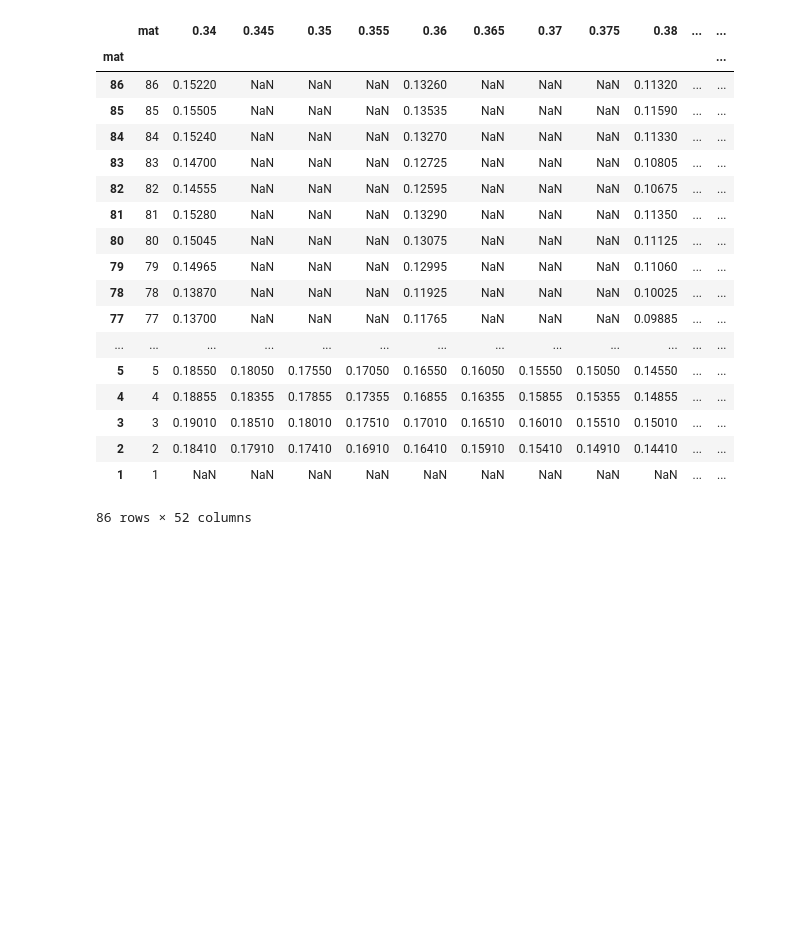
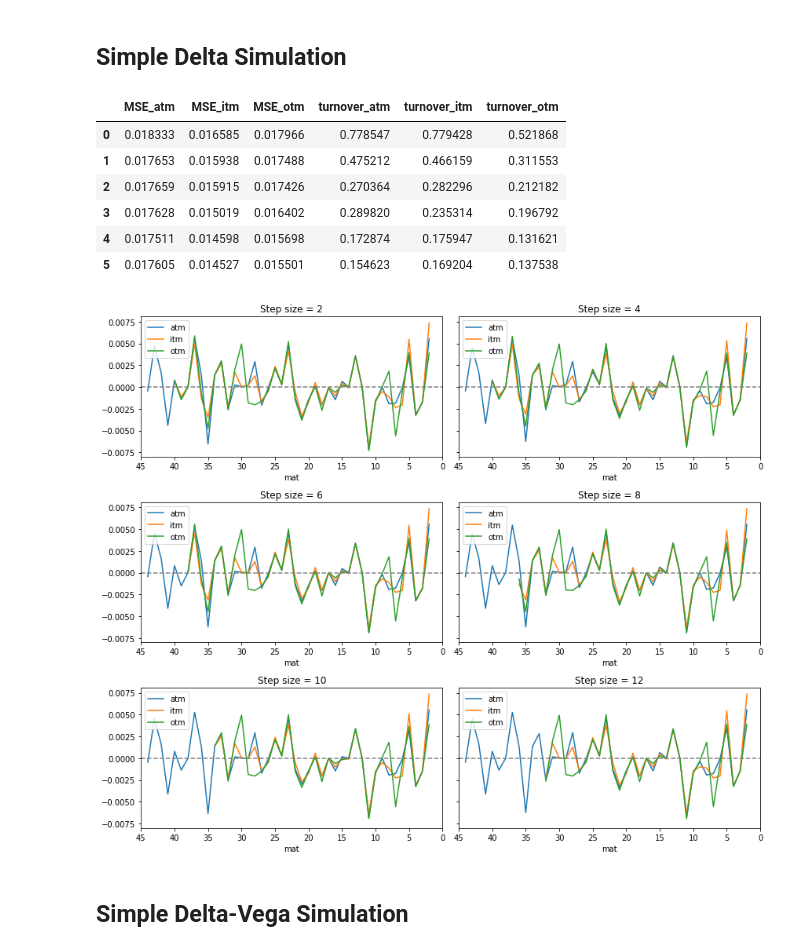
Before and after one commit to nnevalainen/portfolio-hedging, a Jupyter notebook: code/hedging-assignment.ipynb, the cells around one changed output. Drawn from its saved outputs; the diff is of its cells as text; code cells hidden in the pictures; blank space fills up the shorter version.

```diff
--- a/code/hedging-assignment.ipynb
+++ b/code/hedging-assignment.ipynb
@@ -32,25 +36,3 @@ sheet_name = 'isx15012010C'
 
 sheet, (mat, T, S, Cobs, E, r) = get_sheet(data, sheet_name)
 n,m = Cobs.shape
-
-sheet
-# %% [output]
-|  | mat | 0.34 | 0.345 | 0.35 | 0.355 | 0.36 | 0.365 | 0.37 | 0.375 | 0.38 | ... | ... |
-| mat |  |  |  |  |  |  |  |  |  |  |  | ... |
-| 86 | 86 | 0.15220 | NaN | NaN | NaN | 0.13260 | NaN | NaN | NaN | 0.11320 | ... | ... |
-| 85 | 85 | 0.15505 | NaN | NaN | NaN | 0.13535 | NaN | NaN | NaN | 0.11590 | ... | ... |
-| 84 | 84 | 0.15240 | NaN | NaN | NaN | 0.13270 | NaN | NaN | NaN | 0.11330 | ... | ... |
-| 83 | 83 | 0.14700 | NaN | NaN | NaN | 0.12725 | NaN | NaN | NaN | 0.10805 | ... | ... |
-| 82 | 82 | 0.14555 | NaN | NaN | NaN | 0.12595 | NaN | NaN | NaN | 0.10675 | ... | ... |
-| 81 | 81 | 0.15280 | NaN | NaN | NaN | 0.13290 | NaN | NaN | NaN | 0.11350 | ... | ... |
-| 80 | 80 | 0.15045 | NaN | NaN | NaN | 0.13075 | NaN | NaN | NaN | 0.11125 | ... | ... |
-| 79 | 79 | 0.14965 | NaN | NaN | NaN | 0.12995 | NaN | NaN | NaN | 0.11060 | ... | ... |
-| 78 | 78 | 0.13870 | NaN | NaN | NaN | 0.11925 | NaN | NaN | NaN | 0.10025 | ... | ... |
-| 77 | 77 | 0.13700 | NaN | NaN | NaN | 0.11765 | NaN | NaN | NaN | 0.09885 | ... | ... |
-| ... | ... | ... | ... | ... | ... | ... | ... | ... | ... | ... | ... | ... |
-| 5 | 5 | 0.18550 | 0.18050 | 0.17550 | 0.17050 | 0.16550 | 0.16050 | 0.15550 | 0.15050 | 0.14550 | ... | ... |
-| 4 | 4 | 0.18855 | 0.18355 | 0.17855 | 0.17355 | 0.16855 | 0.16355 | 0.15855 | 0.15355 | 0.14855 | ... | ... |
-| 3 | 3 | 0.19010 | 0.18510 | 0.18010 | 0.17510 | 0.17010 | 0.16510 | 0.16010 | 0.15510 | 0.15010 | ... | ... |
-| 2 | 2 | 0.18410 | 0.17910 | 0.17410 | 0.16910 | 0.16410 | 0.15910 | 0.15410 | 0.14910 | 0.14410 | ... | ... |
-| 1 | 1 | NaN | NaN | NaN | NaN | NaN | NaN | NaN | NaN | NaN | ... | ... |
-86 rows × 52 columns
@@ -57 +49,3 @@ sheet
+# %% [markdown]
+## Simple Delta Simulation
 # %%
@@ -140,0 +124,56 @@ def simulate(sheet, strikes, step=1, maturity=45, diff=0, sigma=0.1):
+# %%
+
+# Select three options to perform simple delta hedging on.
+# One at-the-money, one slighlty in-the-money and one slightly
+# of-the-money option
+
+diffs = [0, 0.006, -0.006] # how much to differiate option from spot price
+labels = ['atm', 'itm', 'otm']
+
+ # Keep these paramters fixed for all three options
+hedge_freq = [2, 4, 6, 8, 10, 12]
+num_sim = len(hedge_freq)
+mat = 45
+
+# Initalize matrices to store simulation results
+MSE = np.zeros((num_sim, 3))
+turnover = np.zeros((num_sim, 3))
+
+# Plot results
+fig, axes = plt.subplots(math.ceil(num_sim / 2),2,figsize=(12,10), sharey=True)
+
+for i, (ax, freq) in enumerate(zip(axes.flat, hedge_freq)):
+    for j, (diff, label) in enumerate(zip(diffs,labels)):
+
+        df = simple_delta_simulation(sheet, E, step=freq, diff=diff, mat=mat)
+        df.plot(y='A', ax=ax, label=label)
+
+        MSE[i, j] = np.sqrt(df.A.pow(2).sum())
+        turnover[i, j] = df.dDelta.abs().sum()
+
+    ax.axhline(y=0, linestyle='dashed', color='grey')
+    ax.set_xlim([mat, 0])
+    ax.set_title('Step size = {}'.format(freq))
+
+
+fig.tight_layout()
+
+MSE_df = pd.DataFrame(MSE, columns = ["MSE_{}".format(label) for label in labels])
+turnover_df = pd.DataFrame(turnover,  columns=["turnover_{}".format(label) for label in labels])
+
+stats = pd.concat([MSE_df, turnover_df], axis=1)
+
+#stats['costs'] = stats.Turnover* 1e5*5e-4
+
+display(stats)
+# %% [output]
+|  | MSE_atm | MSE_itm | MSE_otm | turnover_atm | turnover_itm | turnover_otm |
+| 0 | 0.018333 | 0.016585 | 0.017966 | 0.778547 | 0.779428 | 0.521868 |
+| 1 | 0.017653 | 0.015938 | 0.017488 | 0.475212 | 0.466159 | 0.311553 |
+| 2 | 0.017659 | 0.015915 | 0.017426 | 0.270364 | 0.282296 | 0.212182 |
+| 3 | 0.017628 | 0.015019 | 0.016402 | 0.289820 | 0.235314 | 0.196792 |
+| 4 | 0.017511 | 0.014598 | 0.015698 | 0.172874 | 0.175947 | 0.131621 |
+| 5 | 0.017605 | 0.014527 | 0.015501 | 0.154623 | 0.169204 | 0.137538 |
+[figure, added]
+# %% [markdown]
+## Simple Delta-Vega Simulation
```
Also changed, not shown: parts of 12 cells of this notebook.
